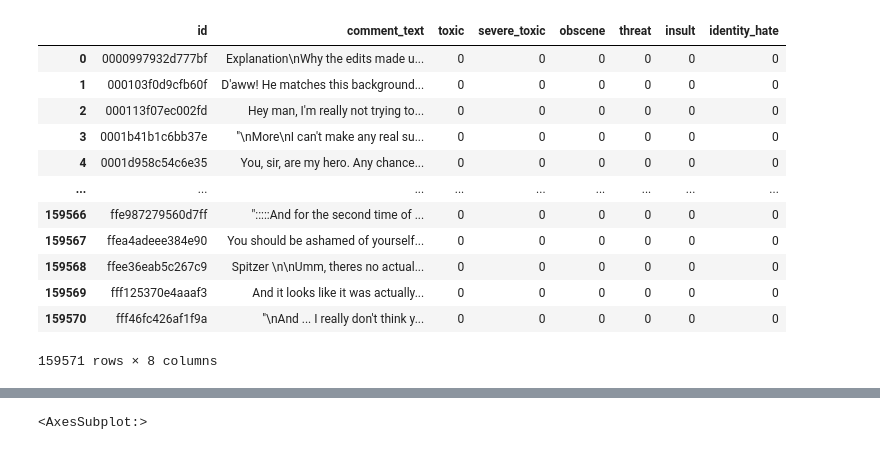
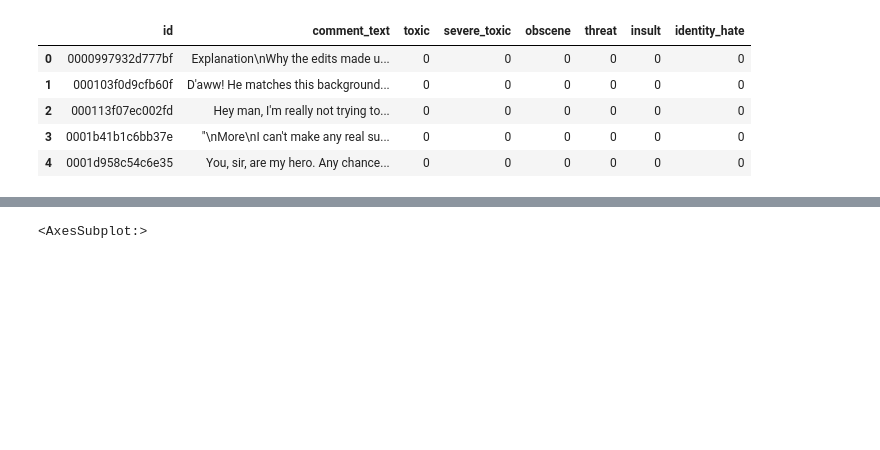
Before and after one commit to myurasov/Kaggle-Toxic, a Jupyter notebook: src/explore-data-1.ipynb, the cells around one changed output, grey strips where cells are left out. Cells and saved outputs as stored; diff of their text form; code cells hidden in the pictures; blank space fills up the shorter version.

```diff
--- a/src/explore-data-1.ipynb
+++ b/src/explore-data-1.ipynb
@@ -2,23 +2,19 @@
 DATA_DIR = '/app/_data/src'
 
 import pandas as pd
-
-train_df = pd.read_csv(DATA_DIR + '/train.csv')
-train_df
+import prettytable
-# %% [output]
-|  | id | comment_text | toxic | severe_toxic | obscene | threat | insult | identity_hate |
-| 0 | 0000997932d777bf | Explanation\nWhy the edits made u... | 0 | 0 | 0 | 0 | 0 | 0 |
-| 1 | 000103f0d9cfb60f | D'aww! He matches this background... | 0 | 0 | 0 | 0 | 0 | 0 |
-| 2 | 000113f07ec002fd | Hey man, I'm really not trying to... | 0 | 0 | 0 | 0 | 0 | 0 |
-| 3 | 0001b41b1c6bb37e | "\nMore\nI can't make any real su... | 0 | 0 | 0 | 0 | 0 | 0 |
-| 4 | 0001d958c54c6e35 | You, sir, are my hero. Any chance... | 0 | 0 | 0 | 0 | 0 | 0 |
-| ... | ... | ... | ... | ... | ... | ... | ... | ... |
-| 159566 | ffe987279560d7ff | ":::::And for the second time of ... | 0 | 0 | 0 | 0 | 0 | 0 |
-| 159567 | ffea4adeee384e90 | You should be ashamed of yourself... | 0 | 0 | 0 | 0 | 0 | 0 |
-| 159568 | ffee36eab5c267c9 | Spitzer \n\nUmm, theres no actual... | 0 | 0 | 0 | 0 | 0 | 0 |
-| 159569 | fff125370e4aaaf3 | And it looks like it was actually... | 0 | 0 | 0 | 0 | 0 | 0 |
-| 159570 | fff46fc426af1f9a | "\nAnd ... I really don't think y... | 0 | 0 | 0 | 0 | 0 | 0 |
-159571 rows × 8 columns
+# %%
+# preview
+
+train_df = pd.read_csv(DATA_DIR + '/train.csv')
+train_df.head()
+# %% [output]
+|  | id | comment_text | toxic | severe_toxic | obscene | threat | insult | identity_hate |
+| 0 | 0000997932d777bf | Explanation\nWhy the edits made u... | 0 | 0 | 0 | 0 | 0 | 0 |
+| 1 | 000103f0d9cfb60f | D'aww! He matches this background... | 0 | 0 | 0 | 0 | 0 | 0 |
+| 2 | 000113f07ec002fd | Hey man, I'm really not trying to... | 0 | 0 | 0 | 0 | 0 | 0 |
+| 3 | 0001b41b1c6bb37e | "\nMore\nI can't make any real su... | 0 | 0 | 0 | 0 | 0 | 0 |
+| 4 | 0001d958c54c6e35 | You, sir, are my hero. Any chance... | 0 | 0 | 0 | 0 | 0 | 0 |
 # %%
 # sample comments of each type
 
```
Also changed, not shown: parts of 3 cells of this notebook, 4 other files.
